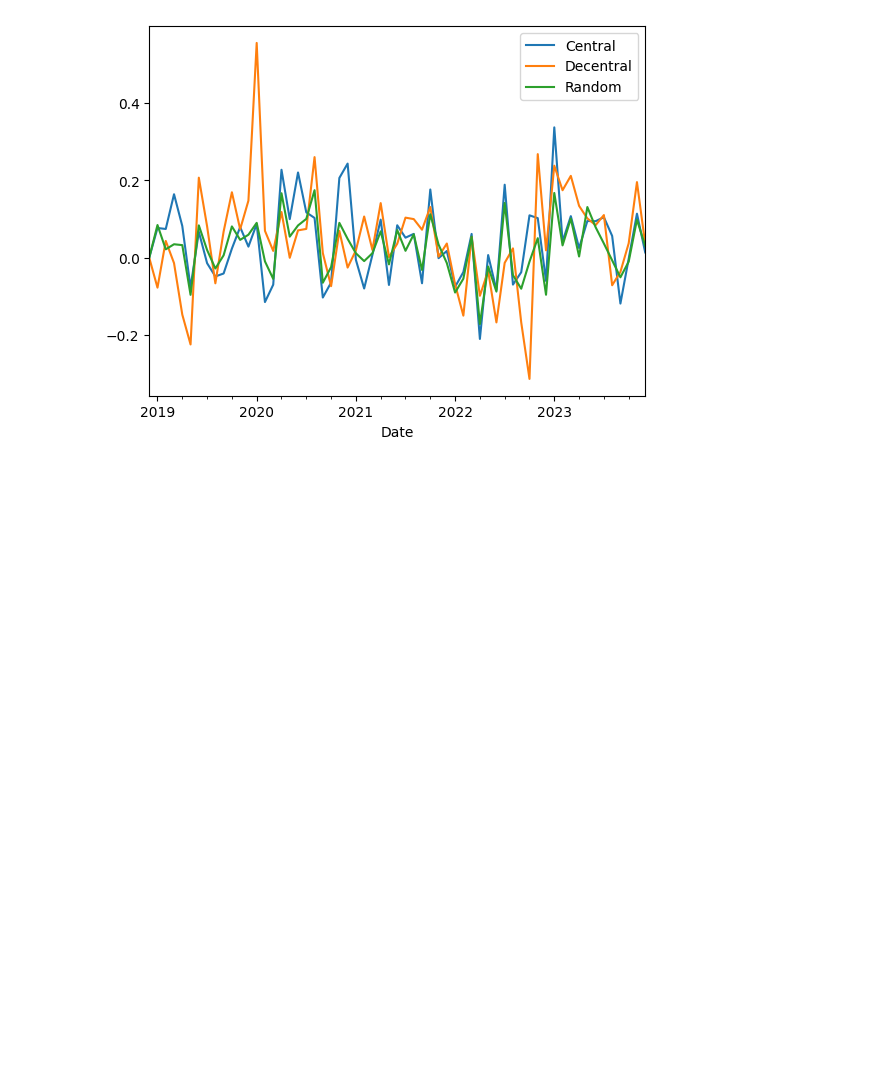
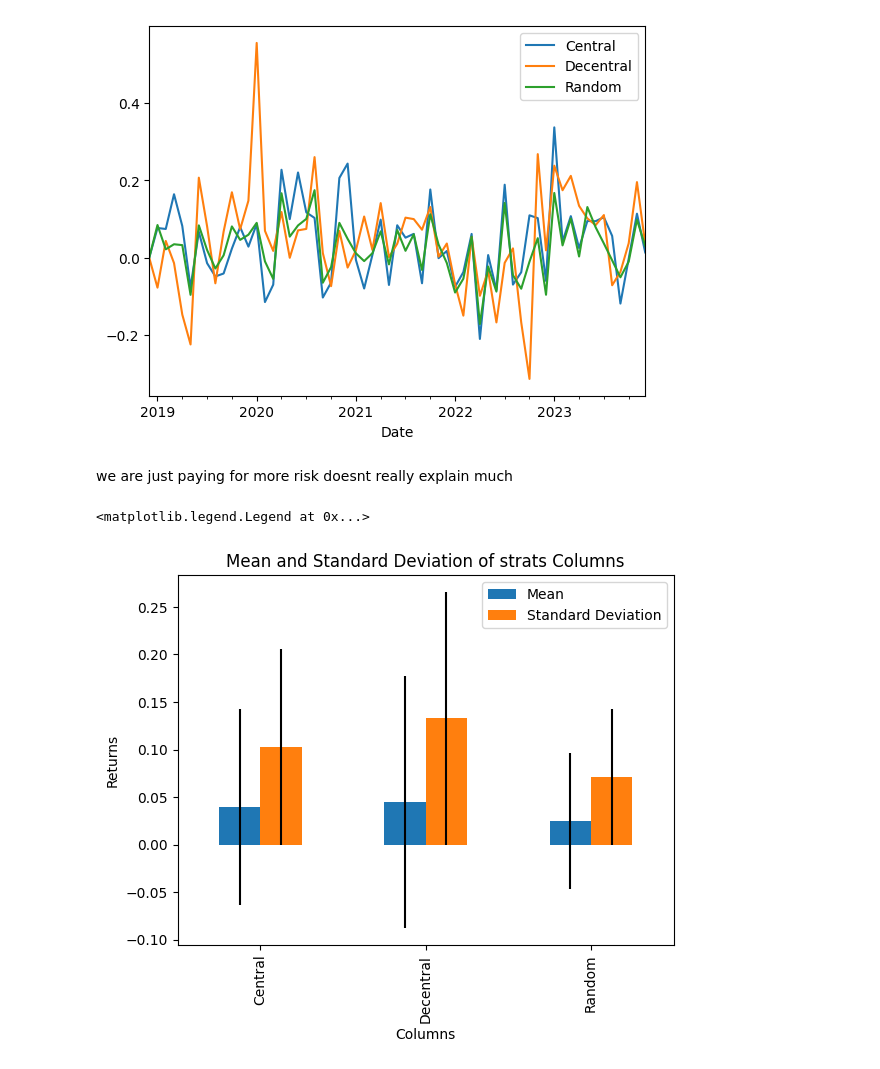
Before and after one commit to WilliamClintC/HotStrat, a Jupyter notebook: industries.ipynb, the cells around one changed output. Saved outputs shown, nothing was run; the diff lists cells and outputs as text; code cells hidden in the pictures; blank space fills up the shorter version.

```diff
--- a/industries.ipynb
+++ b/industries.ipynb
@@ -200,3 +200,18 @@ strats.plot()
 # %% [output]
 <AxesSubplot: xlabel='Date'>
 [figure]
+# %% [markdown]
+we are just paying for more risk doesnt really explain much
+# %%
+strats_mean = strats.mean()
+strats_std = strats.std()
+
+ax = pd.concat([strats_mean, strats_std], axis=1).plot(kind='bar', yerr=strats_std)
+ax.set_title('Mean and Standard Deviation of strats Columns')
+ax.set_xlabel('Columns')
+ax.set_ylabel('Returns')
+ax.set_xticklabels(['Central', 'Decentral', 'Random'])  # Add x-axis labels
+plt.legend(['Mean', 'Standard Deviation'])  # Add legend labels
+# %% [output]
+<matplotlib.legend.Legend at 0x...>
+[figure, added]
```
Also changed, not shown: parts of 5 cells of this notebook.
